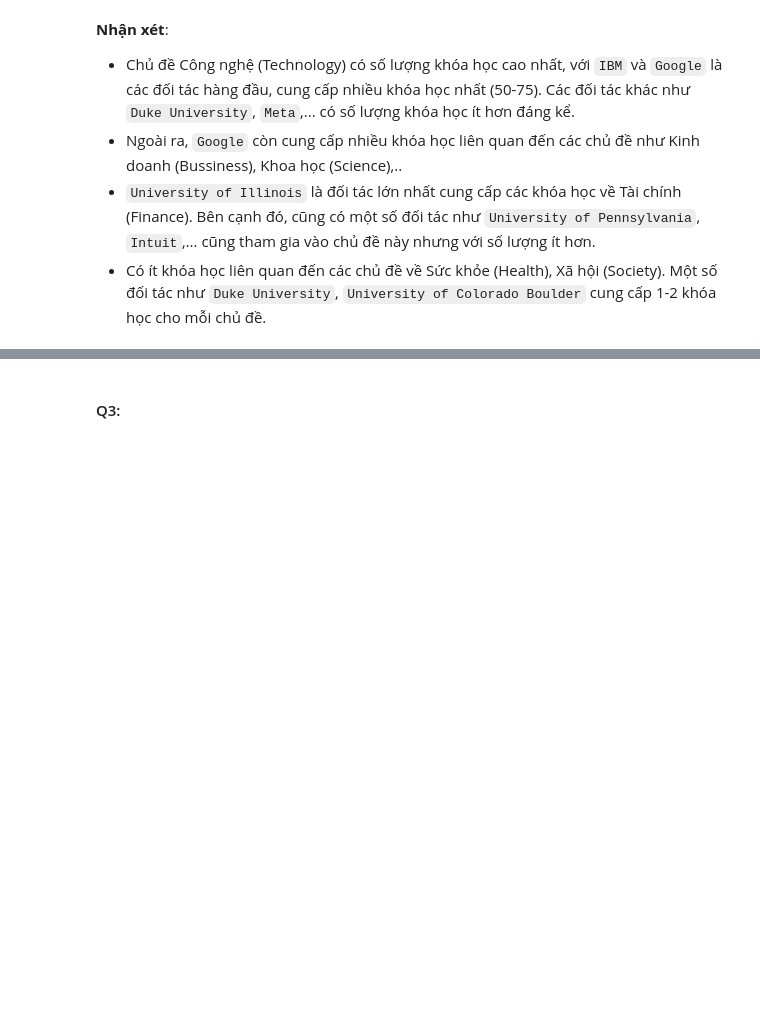
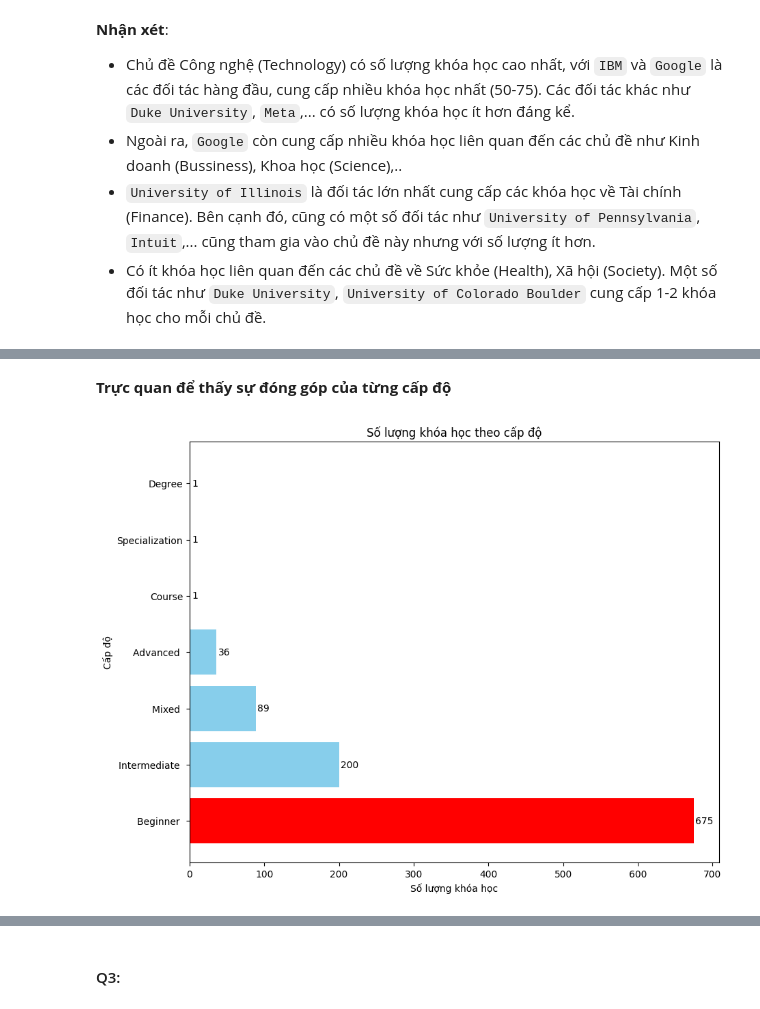
Before and after one commit to phamuyen171/FinalPrjct_LTKHDL, a Jupyter notebook: source/IdetifyAndAnswerQuestion.ipynb, the cells around one changed output, grey strips where cells are left out. Saved outputs shown, nothing was run; the diff lists cells and outputs as text; code cells hidden in the pictures; blank space fills up the shorter version.

```diff
--- a/source/IdetifyAndAnswerQuestion.ipynb
+++ b/source/IdetifyAndAnswerQuestion.ipynb
@@ -321,0 +326,3 @@ plt.show()
+# %%
+level_distinct = df['level'].value_counts()
+level_distinct
@@ -321,0 +339,23 @@ plt.show()
+# %% [markdown]
+**Trực quan để thấy sự đóng góp của từng cấp độ**
+# %%
+# vẽ bar chart thể hiện số lượng khóa học của từng cấp độ
+plt.figure(figsize=(10,8))
+max_value = max(level_distinct.values)
+colors = ['red' if count == max_value else 'skyblue' for count in level_distinct.values]
+bars = plt.barh(level_distinct.index, level_distinct.values, color=colors)
+# thêm số vào đầu mỗi cột
+for bar in bars:
+    plt.text(
+        bar.get_width() + 2,
+        bar.get_y() + bar.get_height() / 2,
+        f'{bar.get_width():.0f}',  # Giá trị hiển thị
+        va='center',
+        fontsize=10
+    )
+plt.title('Số lượng khóa học theo cấp độ')
+plt.xlabel('Số lượng khóa học')
+plt.ylabel('Cấp độ')
+plt.show()
+# %% [output]
+[figure, added]
```
Also changed, not shown: parts of 17 cells of this notebook.
